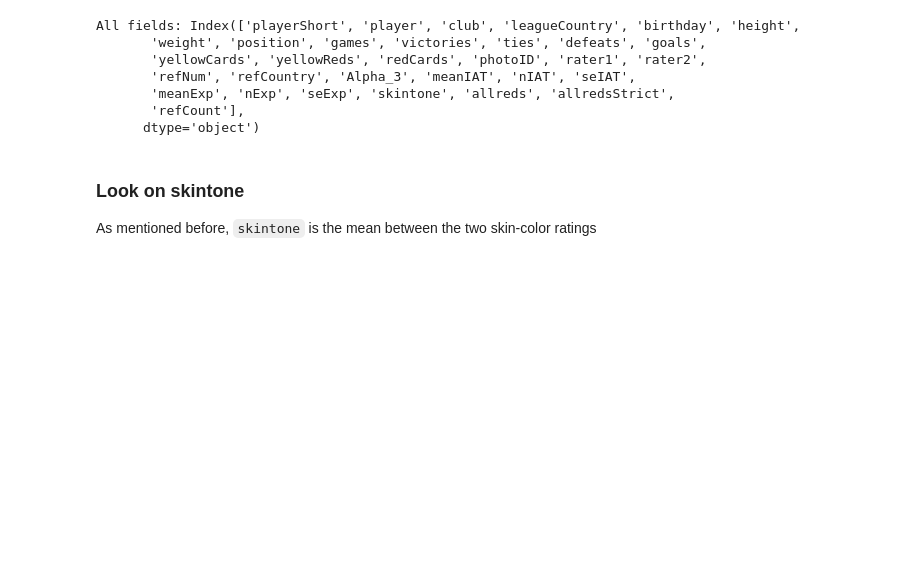
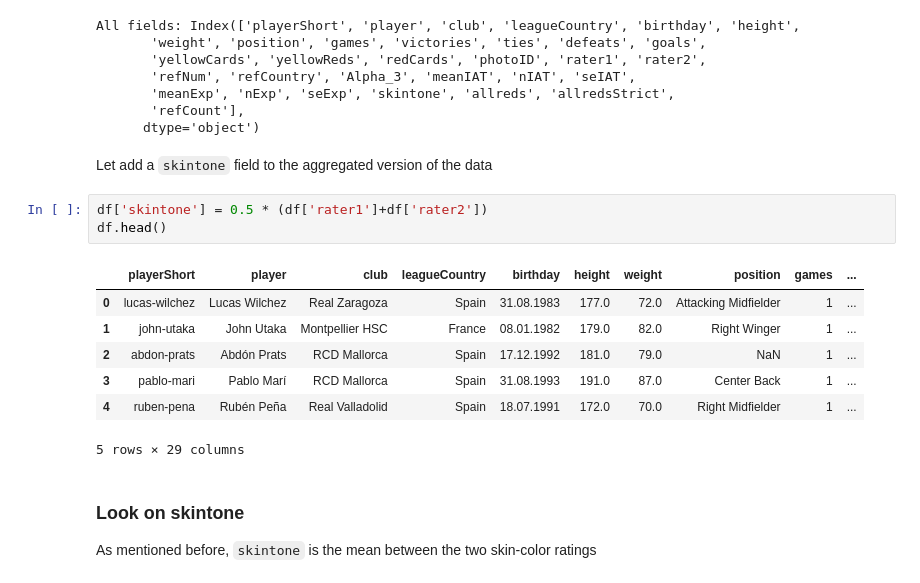
Before and after one commit to fdevillard/ada-homeworks, a Jupyter notebook: 04 - Applied ML/flo-skin-analysis.ipynb, the cells around one changed output. Saved outputs shown, nothing was run; the diff lists cells and outputs as text; blank space fills up the shorter version.

```diff
--- a/04 - Applied ML/flo-skin-analysis.ipynb
+++ b/04 - Applied ML/flo-skin-analysis.ipynb
@@ -83,6 +83,19 @@ All fields: Index(['playerShort', 'player', 'club', 'leagueCountry', 'birthday',
        'meanExp', 'nExp', 'seExp', 'skintone', 'allreds', 'allredsStrict',
        'refCount'],
       dtype='object')
+# %% [markdown]
+Let add a `skintone` field to the aggregated version of the data
+# %%
+df['skintone'] = 0.5 * (df['rater1']+df['rater2'])
+df.head()
+# %% [output]
+|  | playerShort | player | club | leagueCountry | birthday | height | weight | position | games | ... |
+| 0 | lucas-wilchez | Lucas Wilchez | Real Zaragoza | Spain | 31.08.1983 | 177.0 | 72.0 | Attacking Midfielder | 1 | ... |
+| 1 | john-utaka | John Utaka | Montpellier HSC | France | 08.01.1982 | 179.0 | 82.0 | Right Winger | 1 | ... |
+| 2 | abdon-prats | Abdón Prats | RCD Mallorca | Spain | 17.12.1992 | 181.0 | 79.0 | NaN | 1 | ... |
+| 3 | pablo-mari | Pablo Marí | RCD Mallorca | Spain | 31.08.1993 | 191.0 | 87.0 | Center Back | 1 | ... |
+| 4 | ruben-pena | Rubén Peña | Real Valladolid | Spain | 18.07.1991 | 172.0 | 70.0 | Right Midfielder | 1 | ... |
+5 rows × 29 columns
 # %% [markdown]
 ### Look on skintone
 As mentioned before, `skintone` is the mean between the two skin-color ratings
```
Also changed, not shown: parts of 7 cells of this notebook.
